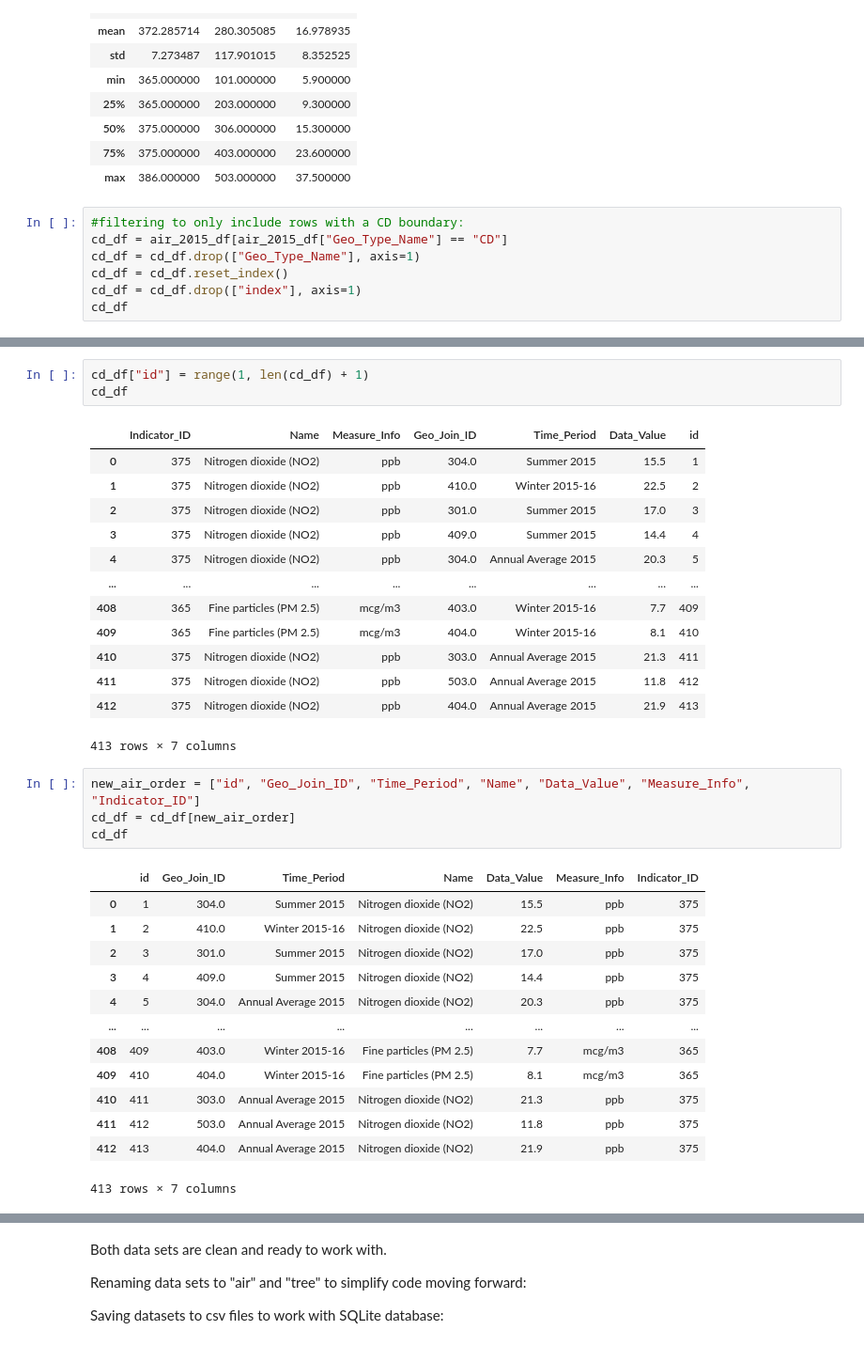
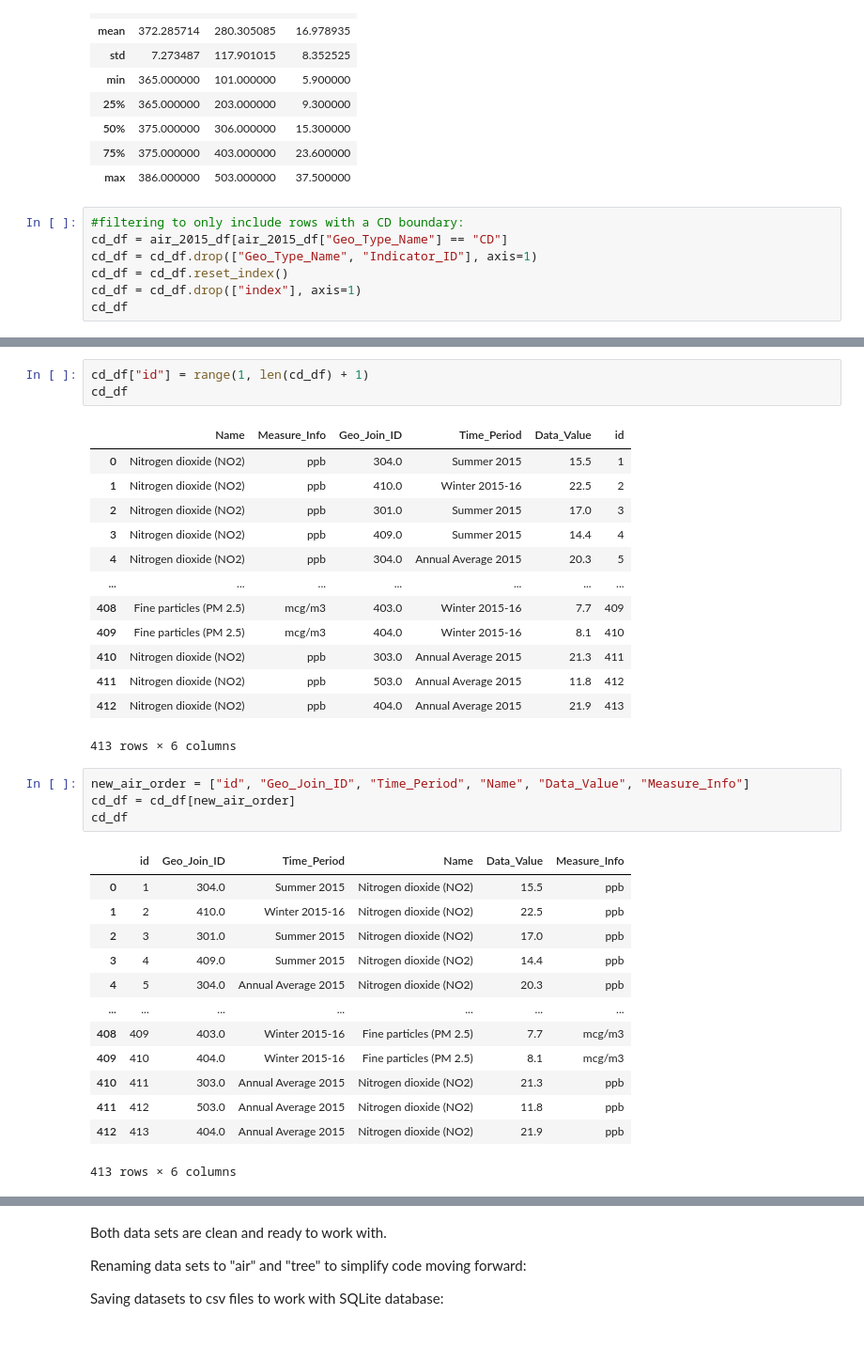
Before and after one commit to Angela-Rene/Trees_in_NYC, a Jupyter notebook: main_notebook.ipynb, the cells around one changed output, grey strips where cells are left out. Shown at 94% size. Drawn from its saved outputs; the diff is of its cells as text.

```diff
--- a/main_notebook.ipynb
+++ b/main_notebook.ipynb
@@ -400,7 +402,7 @@ air_2015_df[air_2015_df["Geo_Type_Name"] == "CD"].describe()
 # %%
 #filtering to only include rows with a CD boundary:
 cd_df = air_2015_df[air_2015_df["Geo_Type_Name"] == "CD"]
-cd_df = cd_df.drop(["Geo_Type_Name"], axis=1)
+cd_df = cd_df.drop(["Geo_Type_Name", "Indicator_ID"], axis=1)
 cd_df = cd_df.reset_index()
 cd_df = cd_df.drop(["index"], axis=1)
 cd_df
@@ -422,34 +424,34 @@ cd_df
 cd_df["id"] = range(1, len(cd_df) + 1)
 cd_df
 # %% [output]
-|  | Indicator_ID | Name | Measure_Info | Geo_Join_ID | Time_Period | Data_Value | id |
-| 0 | 375 | Nitrogen dioxide (NO2) | ppb | 304.0 | Summer 2015 | 15.5 | 1 |
-| 1 | 375 | Nitrogen dioxide (NO2) | ppb | 410.0 | Winter 2015-16 | 22.5 | 2 |
-| 2 | 375 | Nitrogen dioxide (NO2) | ppb | 301.0 | Summer 2015 | 17.0 | 3 |
-| 3 | 375 | Nitrogen dioxide (NO2) | ppb | 409.0 | Summer 2015 | 14.4 | 4 |
-| 4 | 375 | Nitrogen dioxide (NO2) | ppb | 304.0 | Annual Average 2015 | 20.3 | 5 |
-| ... | ... | ... | ... | ... | ... | ... | ... |
-| 408 | 365 | Fine particles (PM 2.5) | mcg/m3 | 403.0 | Winter 2015-16 | 7.7 | 409 |
-| 409 | 365 | Fine particles (PM 2.5) | mcg/m3 | 404.0 | Winter 2015-16 | 8.1 | 410 |
-| 410 | 375 | Nitrogen dioxide (NO2) | ppb | 303.0 | Annual Average 2015 | 21.3 | 411 |
-| 411 | 375 | Nitrogen dioxide (NO2) | ppb | 503.0 | Annual Average 2015 | 11.8 | 412 |
-| 412 | 375 | Nitrogen dioxide (NO2) | ppb | 404.0 | Annual Average 2015 | 21.9 | 413 |
+|  | Name | Measure_Info | Geo_Join_ID | Time_Period | Data_Value | id |
+| 0 | Nitrogen dioxide (NO2) | ppb | 304.0 | Summer 2015 | 15.5 | 1 |
+| 1 | Nitrogen dioxide (NO2) | ppb | 410.0 | Winter 2015-16 | 22.5 | 2 |
+| 2 | Nitrogen dioxide (NO2) | ppb | 301.0 | Summer 2015 | 17.0 | 3 |
+| 3 | Nitrogen dioxide (NO2) | ppb | 409.0 | Summer 2015 | 14.4 | 4 |
+| 4 | Nitrogen dioxide (NO2) | ppb | 304.0 | Annual Average 2015 | 20.3 | 5 |
+| ... | ... | ... | ... | ... | ... | ... |
+| 408 | Fine particles (PM 2.5) | mcg/m3 | 403.0 | Winter 2015-16 | 7.7 | 409 |
+| 409 | Fine particles (PM 2.5) | mcg/m3 | 404.0 | Winter 2015-16 | 8.1 | 410 |
+| 410 | Nitrogen dioxide (NO2) | ppb | 303.0 | Annual Average 2015 | 21.3 | 411 |
+| 411 | Nitrogen dioxide (NO2) | ppb | 503.0 | Annual Average 2015 | 11.8 | 412 |
+| 412 | Nitrogen dioxide (NO2) | ppb | 404.0 | Annual Average 2015 | 21.9 | 413 |
-413 rows × 7 columns
+413 rows × 6 columns
 # %%
-new_air_order = ["id", "Geo_Join_ID", "Time_Period", "Name", "Data_Value", "Measure_Info", "Indicator_ID"]
+new_air_order = ["id", "Geo_Join_ID", "Time_Period", "Name", "Data_Value", "Measure_Info"]
 cd_df = cd_df[new_air_order]
 cd_df
 # %% [output]
-|  | id | Geo_Join_ID | Time_Period | Name | Data_Value | Measure_Info | Indicator_ID |
-| 0 | 1 | 304.0 | Summer 2015 | Nitrogen dioxide (NO2) | 15.5 | ppb | 375 |
-| 1 | 2 | 410.0 | Winter 2015-16 | Nitrogen dioxide (NO2) | 22.5 | ppb | 375 |
-| 2 | 3 | 301.0 | Summer 2015 | Nitrogen dioxide (NO2) | 17.0 | ppb | 375 |
-| 3 | 4 | 409.0 | Summer 2015 | Nitrogen dioxide (NO2) | 14.4 | ppb | 375 |
-| 4 | 5 | 304.0 | Annual Average 2015 | Nitrogen dioxide (NO2) | 20.3 | ppb | 375 |
-| ... | ... | ... | ... | ... | ... | ... | ... |
-| 408 | 409 | 403.0 | Winter 2015-16 | Fine particles (PM 2.5) | 7.7 | mcg/m3 | 365 |
-| 409 | 410 | 404.0 | Winter 2015-16 | Fine particles (PM 2.5) | 8.1 | mcg/m3 | 365 |
-| 410 | 411 | 303.0 | Annual Average 2015 | Nitrogen dioxide (NO2) | 21.3 | ppb | 375 |
-| 411 | 412 | 503.0 | Annual Average 2015 | Nitrogen dioxide (NO2) | 11.8 | ppb | 375 |
-| 412 | 413 | 404.0 | Annual Average 2015 | Nitrogen dioxide (NO2) | 21.9 | ppb | 375 |
+|  | id | Geo_Join_ID | Time_Period | Name | Data_Value | Measure_Info |
+| 0 | 1 | 304.0 | Summer 2015 | Nitrogen dioxide (NO2) | 15.5 | ppb |
+| 1 | 2 | 410.0 | Winter 2015-16 | Nitrogen dioxide (NO2) | 22.5 | ppb |
+| 2 | 3 | 301.0 | Summer 2015 | Nitrogen dioxide (NO2) | 17.0 | ppb |
+| 3 | 4 | 409.0 | Summer 2015 | Nitrogen dioxide (NO2) | 14.4 | ppb |
+| 4 | 5 | 304.0 | Annual Average 2015 | Nitrogen dioxide (NO2) | 20.3 | ppb |
+| ... | ... | ... | ... | ... | ... | ... |
+| 408 | 409 | 403.0 | Winter 2015-16 | Fine particles (PM 2.5) | 7.7 | mcg/m3 |
+| 409 | 410 | 404.0 | Winter 2015-16 | Fine particles (PM 2.5) | 8.1 | mcg/m3 |
+| 410 | 411 | 303.0 | Annual Average 2015 | Nitrogen dioxide (NO2) | 21.3 | ppb |
+| 411 | 412 | 503.0 | Annual Average 2015 | Nitrogen dioxide (NO2) | 11.8 | ppb |
+| 412 | 413 | 404.0 | Annual Average 2015 | Nitrogen dioxide (NO2) | 21.9 | ppb |
-413 rows × 7 columns
+413 rows × 6 columns
```
Also changed, not shown: parts of 11 cells of this notebook, 6 other files.
